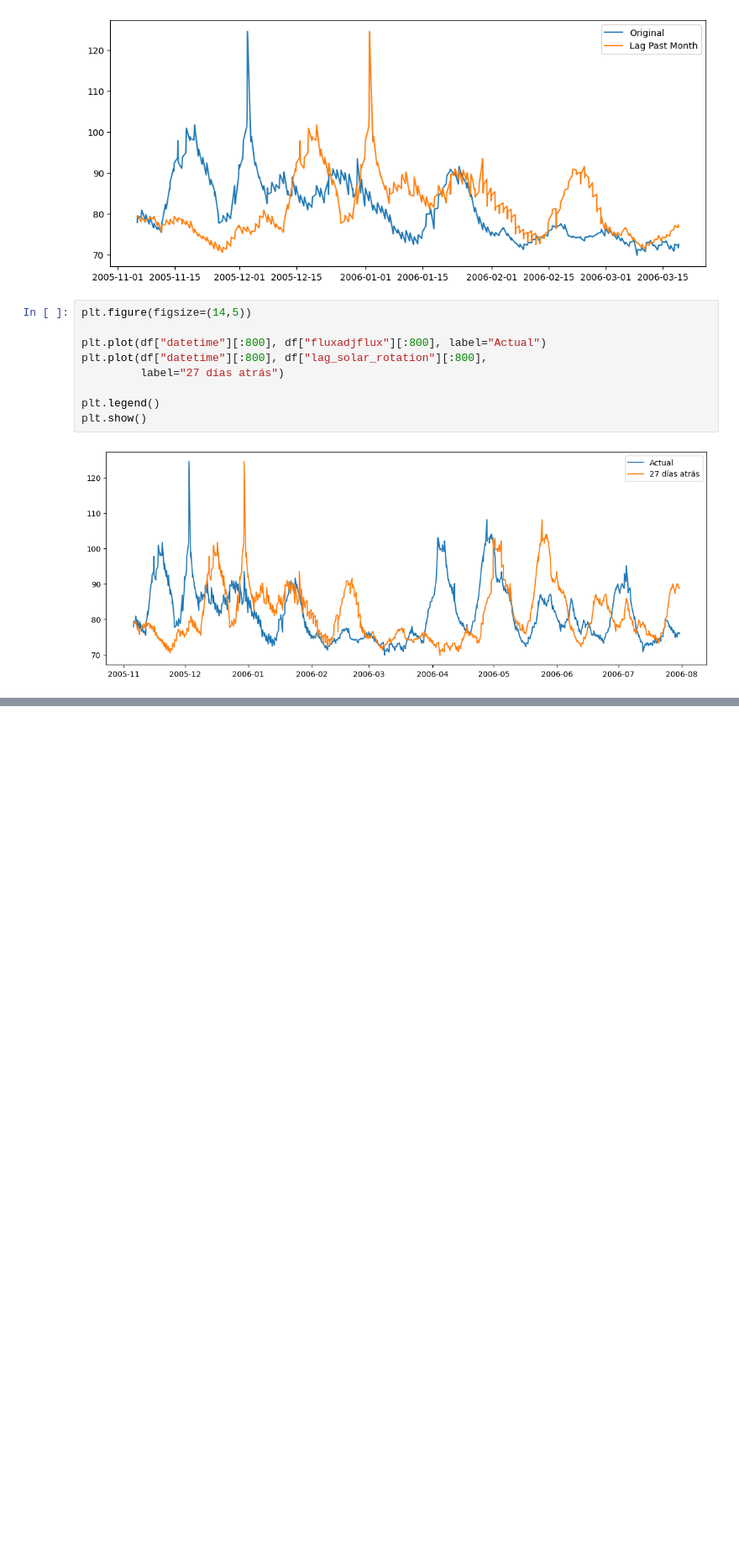
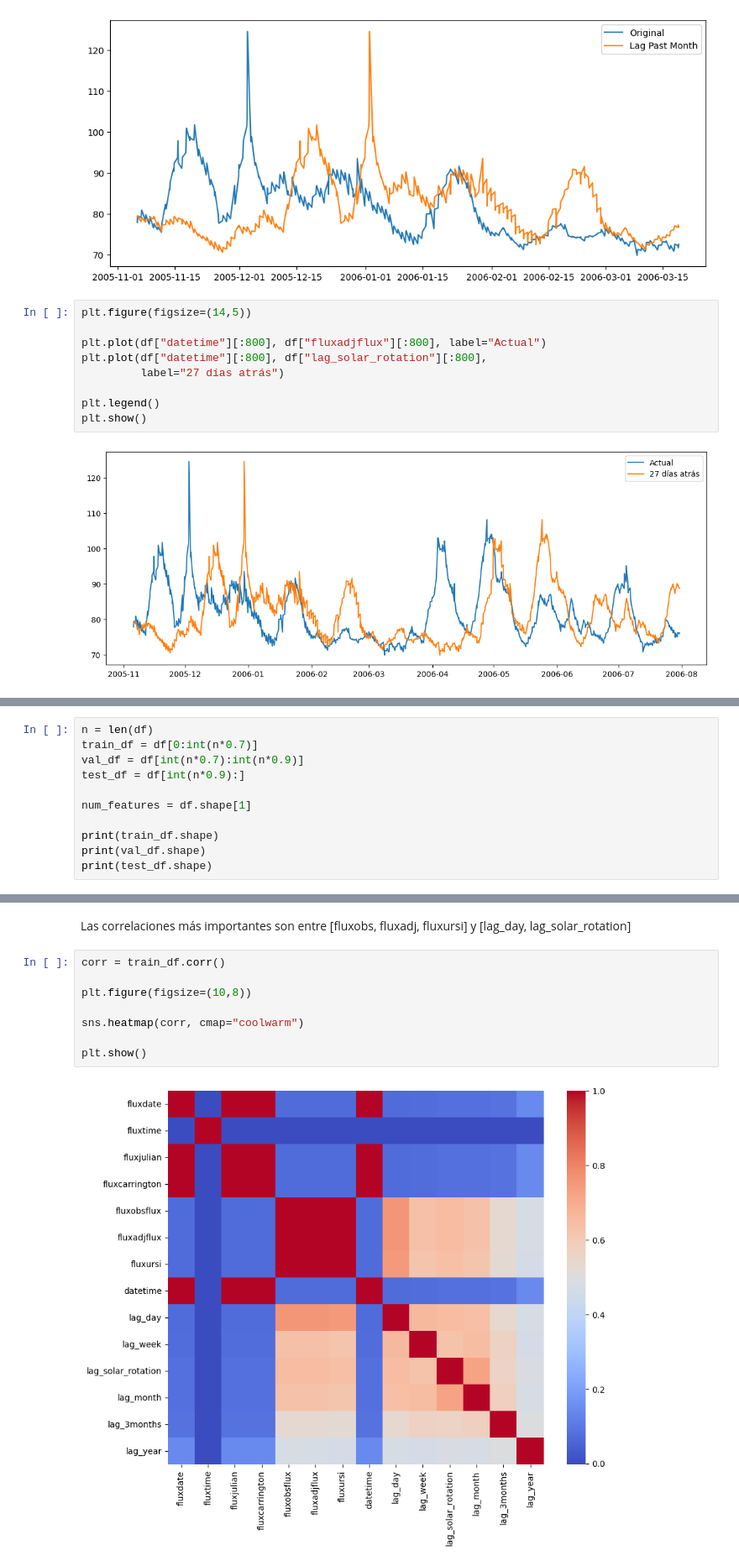
Before and after one commit to A01705840/Solar-Flux-Time-Series-Prediction, a Jupyter notebook: Solar_Flux.ipynb, the cells around one changed output, grey strips where cells are left out. Shown at 84% size. Cells and saved outputs as stored; diff of their text form; blank space fills up the shorter version.

```diff
--- a/Solar_Flux.ipynb
+++ b/Solar_Flux.ipynb
@@ -217,0 +193,11 @@ Test: 4500
+# %%
+n = len(df)
+train_df = df[0:int(n*0.7)]
+val_df = df[int(n*0.7):int(n*0.9)]
+test_df = df[int(n*0.9):]
+
+num_features = df.shape[1]
+
+print(train_df.shape)
+print(val_df.shape)
+print(test_df.shape)
@@ -217,0 +268,12 @@ Test: 4500
+# %% [markdown]
+Las correlaciones más importantes son entre [fluxobs, fluxadj, fluxursi] y [lag_day, lag_solar_rotation]
+# %%
+corr = train_df.corr()
+
+plt.figure(figsize=(10,8))
+
+sns.heatmap(corr, cmap="coolwarm")
+
+plt.show()
+# %% [output]
+[figure, added]
```
Also changed, not shown: parts of 10 cells of this notebook.
